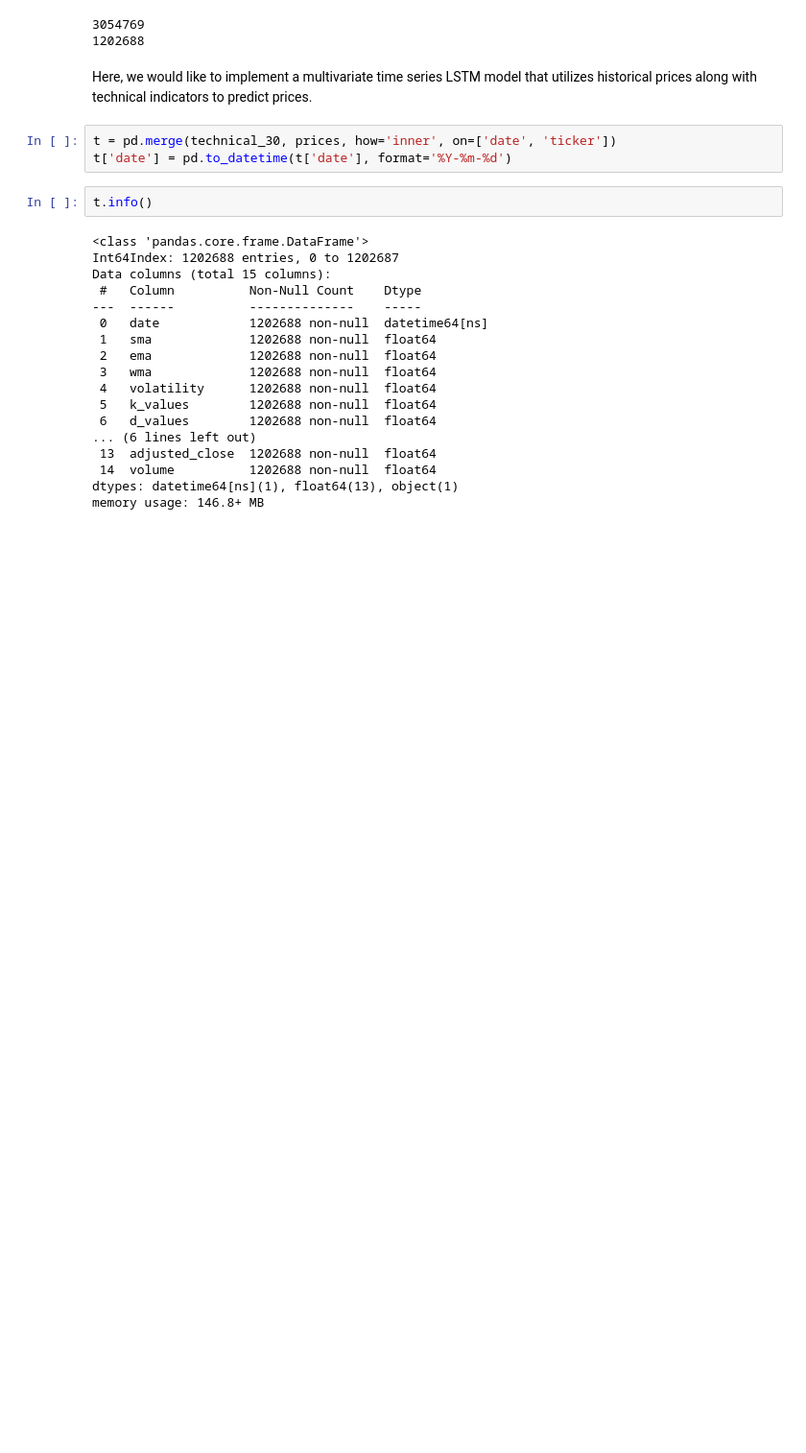
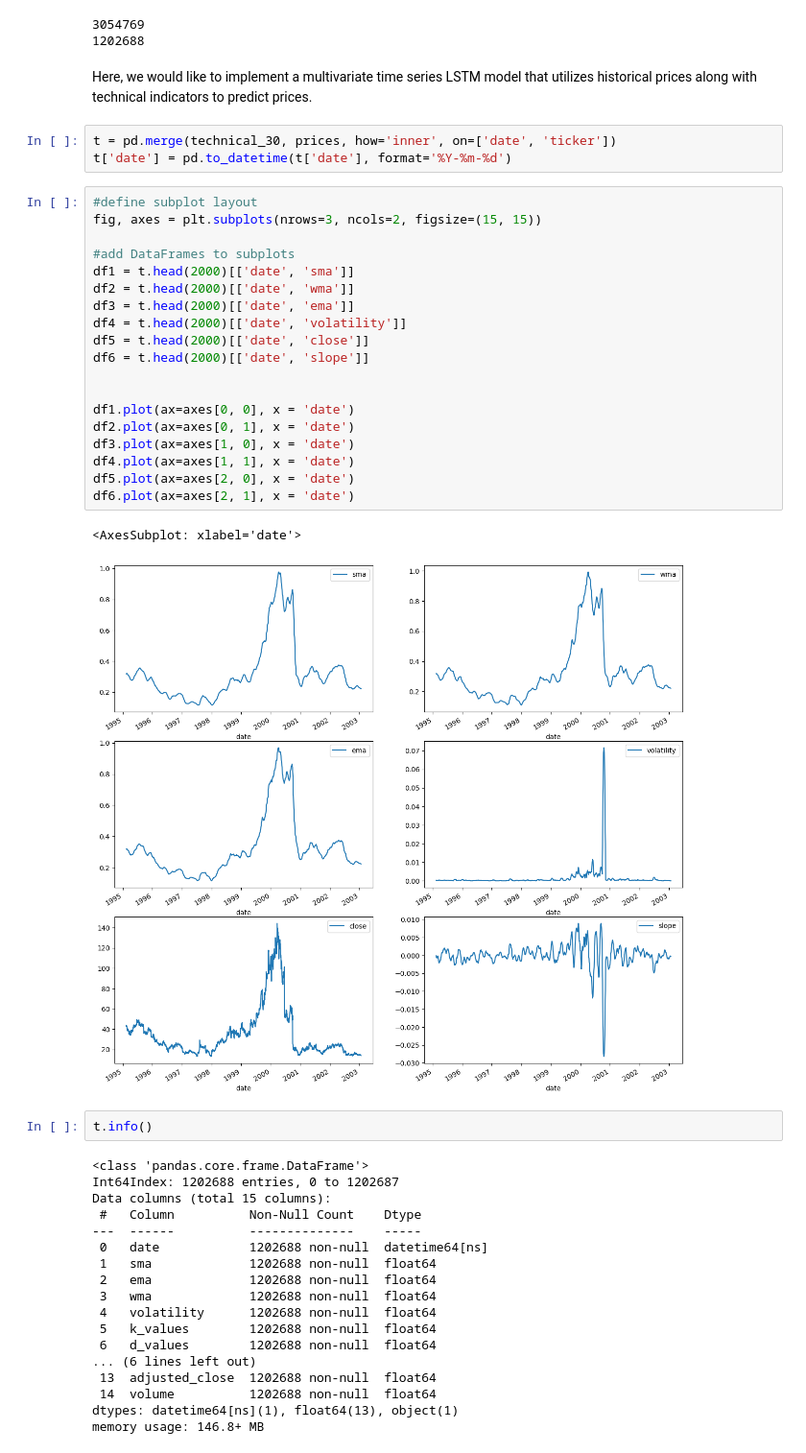
Before and after one commit to hongming-wong/Equities_Price_Prediction_XAI, a Jupyter notebook: Models/LSTM.ipynb, the cells around one changed output. Shown at 96% size. Saved outputs shown, nothing was run; the diff lists cells and outputs as text; blank space fills up the shorter version.

```diff
--- a/Models/LSTM.ipynb
+++ b/Models/LSTM.ipynb
@@ -22,6 +22,28 @@ Here, we would like to implement a multivariate time series LSTM model that util
 # %%
 t = pd.merge(technical_30, prices, how='inner', on=['date', 'ticker'])
 t['date'] = pd.to_datetime(t['date'], format='%Y-%m-%d')
+# %%
+#define subplot layout
+fig, axes = plt.subplots(nrows=3, ncols=2, figsize=(15, 15))
+
+#add DataFrames to subplots
+df1 = t.head(2000)[['date', 'sma']]
+df2 = t.head(2000)[['date', 'wma']]
+df3 = t.head(2000)[['date', 'ema']]
+df4 = t.head(2000)[['date', 'volatility']]
+df5 = t.head(2000)[['date', 'close']]
+df6 = t.head(2000)[['date', 'slope']]
+
+
+df1.plot(ax=axes[0, 0], x = 'date')
+df2.plot(ax=axes[0, 1], x = 'date')
+df3.plot(ax=axes[1, 0], x = 'date')
+df4.plot(ax=axes[1, 1], x = 'date')
+df5.plot(ax=axes[2, 0], x = 'date')
+df6.plot(ax=axes[2, 1], x = 'date')
+# %% [output]
+<AxesSubplot: xlabel='date'>
+[figure, added]
 # %%
 t.info()
 # %% [output]
```
Also changed, not shown: parts of 5 cells of this notebook, 7 other files.
